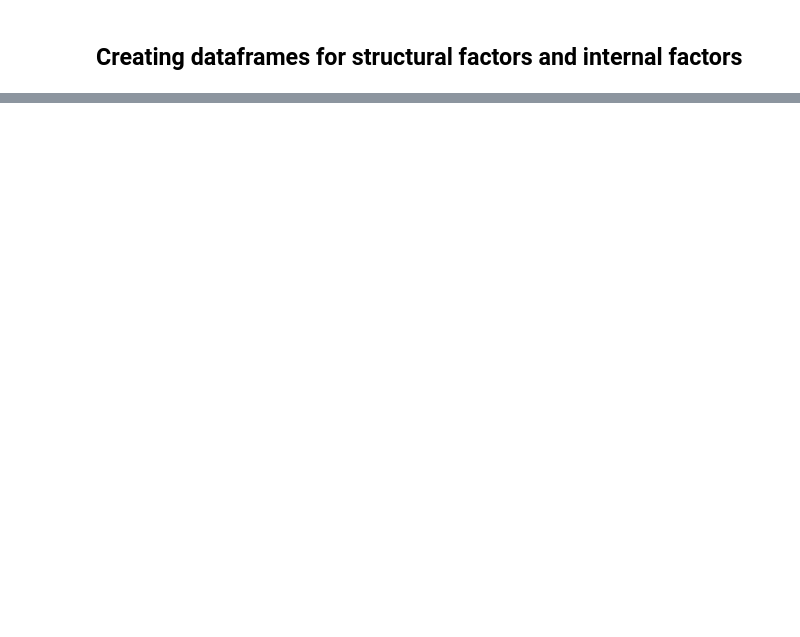
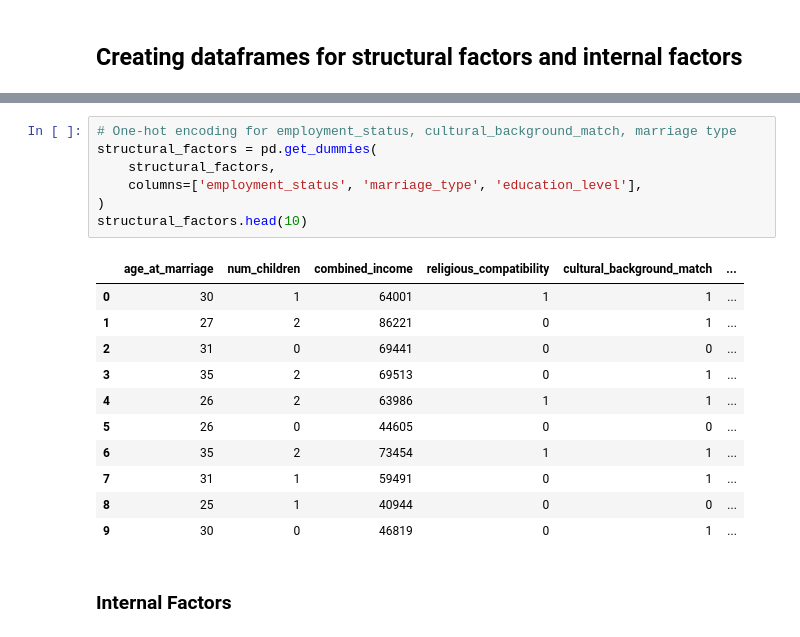
Before and after one commit to rowandama/Divorce-Summative, a Jupyter notebook: evie_test.ipynb, the cells around one changed output, grey strips where cells are left out. Saved outputs shown, nothing was run; the diff lists cells and outputs as text; blank space fills up the shorter version.

```diff
--- a/evie_test.ipynb
+++ b/evie_test.ipynb
@@ -71 +52,22 @@ structural_variables.head()
+# %%
+# One-hot encoding for employment_status, cultural_background_match, marriage type
+structural_factors = pd.get_dummies(
+    structural_factors,
+    columns=['employment_status', 'marriage_type', 'education_level'],
+)
+structural_factors.head(10)
+# %% [output]
+|  | age_at_marriage | num_children | combined_income | religious_compatibility | cultural_background_match | ... |
+| 0 | 30 | 1 | 64001 | 1 | 1 | ... |
+| 1 | 27 | 2 | 86221 | 0 | 1 | ... |
+| 2 | 31 | 0 | 69441 | 0 | 0 | ... |
+| 3 | 35 | 2 | 69513 | 0 | 1 | ... |
+| 4 | 26 | 2 | 63986 | 1 | 1 | ... |
+| 5 | 26 | 0 | 44605 | 0 | 0 | ... |
+| 6 | 35 | 2 | 73454 | 1 | 1 | ... |
+| 7 | 31 | 1 | 59491 | 0 | 1 | ... |
+| 8 | 25 | 1 | 40944 | 0 | 0 | ... |
+| 9 | 30 | 0 | 46819 | 0 | 1 | ... |
+# %% [markdown]
+### Internal Factors
 # %%
```
Also changed, not shown: parts of 19 cells of this notebook, 1 other file.
